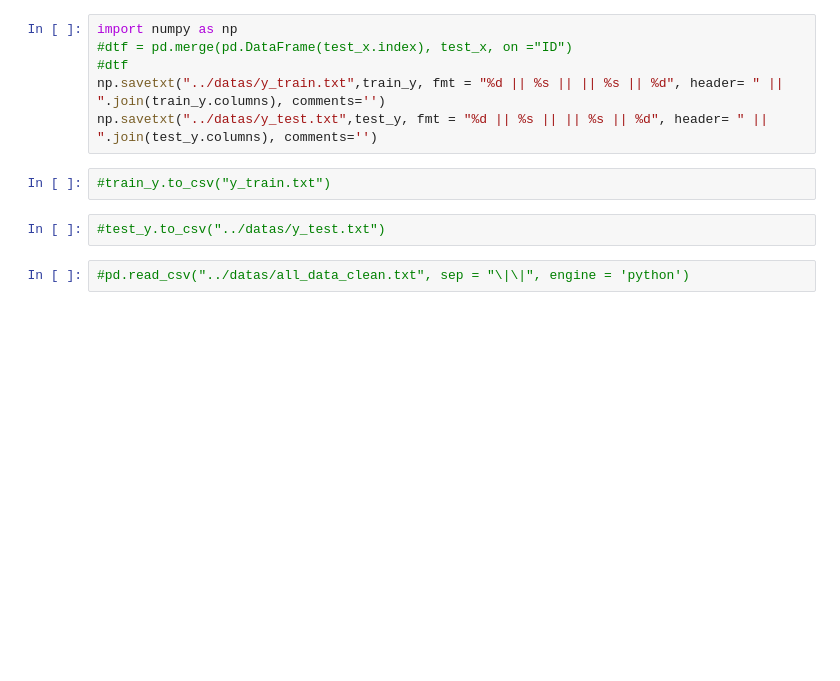
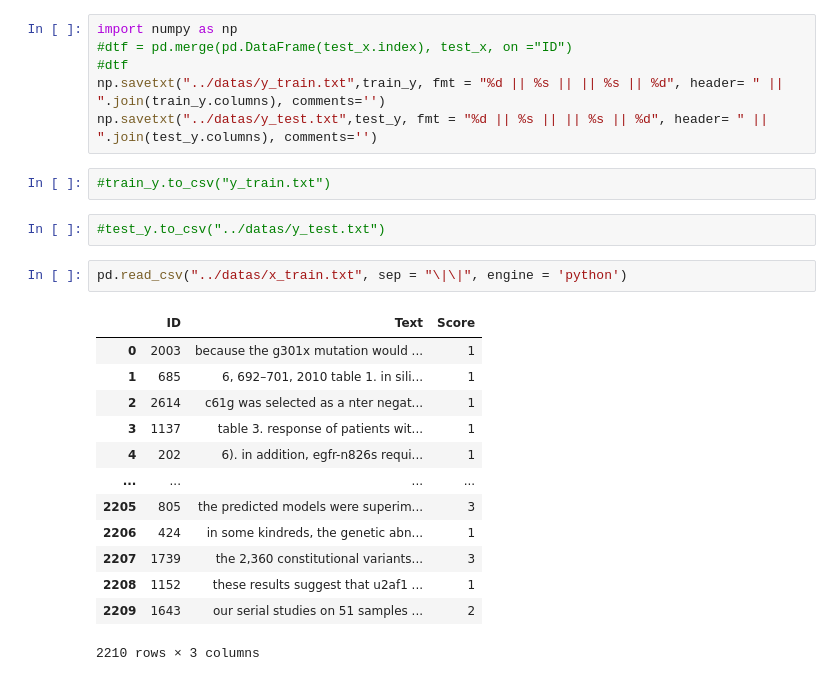
Before and after one commit to Chabname/RAPMC, a Jupyter notebook: notebook/Cancer_deep_learning.ipynb, the cells around one changed output. Saved outputs shown, nothing was run; the diff lists cells and outputs as text; blank space fills up the shorter version.

```diff
--- a/notebook/Cancer_deep_learning.ipynb
+++ b/notebook/Cancer_deep_learning.ipynb
@@ -715,4 +749,18 @@ np.savetxt("../datas/y_test.txt",test_y, fmt = "%d || %s || || %s || %d", header
 # %%
 #test_y.to_csv("../datas/y_test.txt")
 # %%
-#pd.read_csv("../datas/all_data_clean.txt", sep = "\|\|", engine = 'python')
+pd.read_csv("../datas/x_train.txt", sep = "\|\|", engine = 'python')
+# %% [output]
+|  | ID | Text | Score |
+| 0 | 2003 | because the g301x mutation would ... | 1 |
+| 1 | 685 | 6, 692–701, 2010 table 1. in sili... | 1 |
+| 2 | 2614 | c61g was selected as a nter negat... | 1 |
+| 3 | 1137 | table 3. response of patients wit... | 1 |
+| 4 | 202 | 6). in addition, egfr-n826s requi... | 1 |
+| ... | ... | ... | ... |
+| 2205 | 805 | the predicted models were superim... | 3 |
+| 2206 | 424 | in some kindreds, the genetic abn... | 1 |
+| 2207 | 1739 | the 2,360 constitutional variants... | 3 |
+| 2208 | 1152 | these results suggest that u2af1 ... | 1 |
+| 2209 | 1643 | our serial studies on 51 samples ... | 2 |
+2210 rows × 3 columns
```
Also changed, not shown: parts of 3 cells of this notebook, 1 other file.
